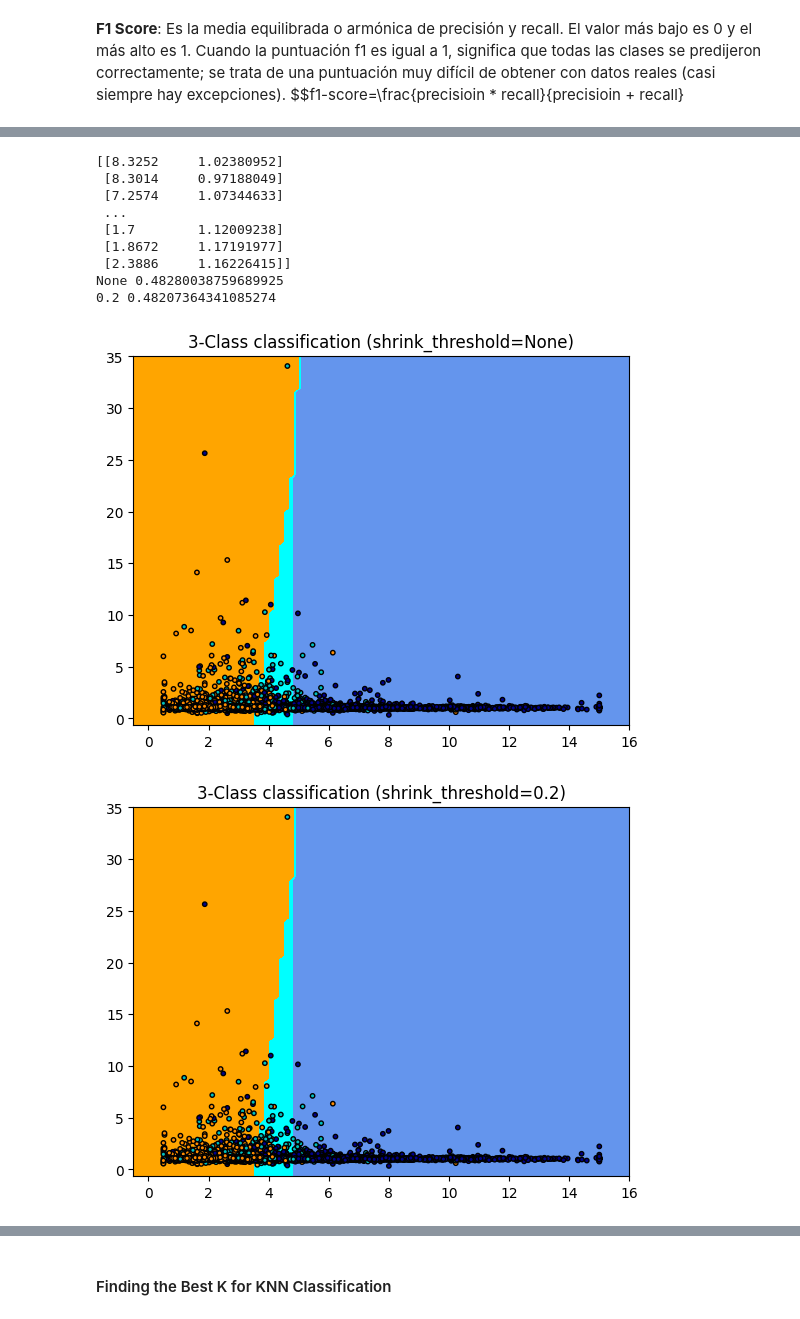
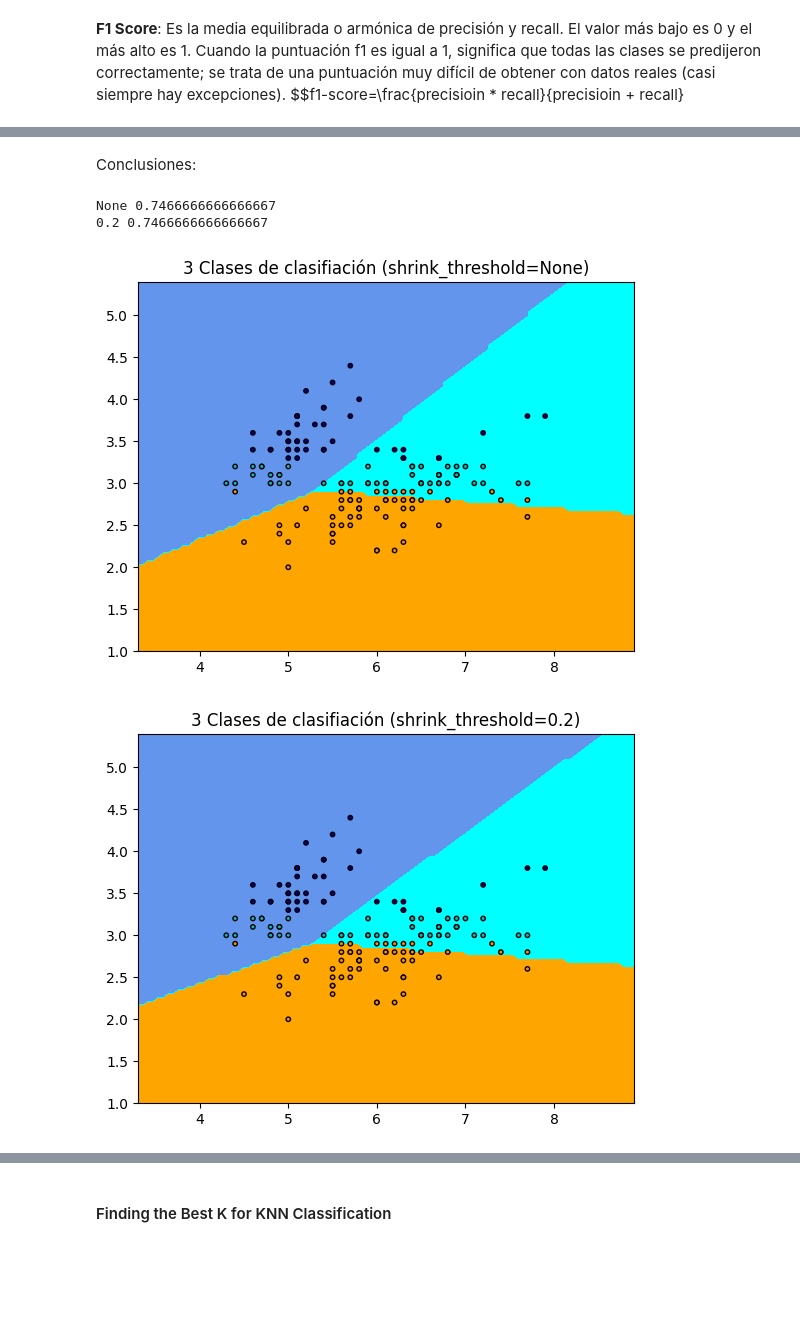
Before and after one commit to td2USA-20232/g4bonoknn, a Jupyter notebook: knn.ipynb, the cells around one changed output, grey strips where cells are left out. Cells and saved outputs as stored; diff of their text form; code cells hidden in the pictures; blank space fills up the shorter version.

```diff
--- a/knn.ipynb
+++ b/knn.ipynb
@@ -34,0 +3,13 @@ El conjunto de datos consta de nueve atributos:
+# %%
+import pandas as pd
+from sklearn import datasets
+import seaborn as sns
+import matplotlib.pyplot as plt
+
+# Importamos los datos y creamos un data frame
+iris = datasets.load_iris()
+X =iris.data[:, :2]
+y =iris.target
+iris = sns.load_dataset("iris")
+
+df=pd.DataFrame(iris)
@@ -34,0 +100,4 @@ El conjunto de datos consta de nueve atributos:
+# %%
+
+#Eliminamos la columna de species "tipo de Iris" ya que no es relevante para el modelo
+df=df.drop("species", axis=1)
@@ -35,5 +106,5 @@ El conjunto de datos consta de nueve atributos:
 # %%
 # Vamos a crear los bins de datos para transformar nuestros valores continuos en categorías:
-df["MedHouseValCat"] = pd.qcut(df["MedHouseVal"], 4, retbins=False, labels=[1, 2, 3, 4])
-df["MedHouseValCat"]
+df["sepal_widthCat"] = pd.qcut(df["sepal_width"], 3, retbins=False, labels=[1, 2, 3])
+df["sepal_widthCat"]
 # %% [output]
@@ -53,4 +123,0 @@ Categories (4, int64): [1 < 2 < 3 < 4]
-# %%
-# A continuación, podemos dividir nuestro conjunto de datos en sus atributos y etiquetas:
-y = df['MedHouseValCat']
-X = df.drop(['MedHouseVal', 'MedHouseValCat'], axis = 1)
@@ -185,49 +221,43 @@ Con esos resultados, podríamos profundizar en el análisis inspeccionándolos m
+# %% [markdown]
+Conclusiones:
 # %%
-import matplotlib.pyplot as plt
+
 import numpy as np
 from matplotlib.colors import ListedColormap
 
-from sklearn import datasets
+
 from sklearn.inspection import DecisionBoundaryDisplay
 from sklearn.neighbors import NearestCentroid
 
 # Suponiendo que X es un DataFrame de pandas
-X_2d = X[["MedInc", "AveBedrms"]].to_numpy()
-y = df['MedHouseValCat']
-# Ahora X_2d será un arreglo NumPy bidimensional con las dos variables seleccionadas
-print(X_2d)
+X_2d = X
+y = df['sepal_widthCat']
+
 
 # Create color maps
 cmap_light = ListedColormap(["orange", "cyan", "cornflowerblue"])
 cmap_bold = ListedColormap(["darkorange", "c", "darkblue"])
 
 for shrinkage in [None, 0.2]:
     # we create an instance of Nearest Centroid Classifier and fit the data.
     clf = NearestCentroid(shrink_threshold=shrinkage)
     clf.fit(X_2d, y)
     y_pred = clf.predict(X_2d)
     print(shrinkage, np.mean(y == y_pred))
 
     _, ax = plt.subplots()
     DecisionBoundaryDisplay.from_estimator(
         clf, X_2d, cmap=cmap_light, ax=ax, response_method="predict"
     )
 
     # Plot also the training points
     plt.scatter(X_2d[:, 0],X_2d[:, 1], c=y, cmap=cmap_bold, edgecolor="k", s=10)
-    plt.title("3-Class classification (shrink_threshold=%r)" % shrinkage)
+    plt.title("3 Clases de clasifiación (shrink_threshold=%r)" % shrinkage)
     plt.axis("tight")
 
 plt.show()
 # %% [output]
-[[8.3252     1.02380952]
- [8.3014     0.97188049]
- [7.2574     1.07344633]
- ...
- [1.7        1.12009238]
- [1.8672     1.17191977]
- [2.3886     1.16226415]]
-None 0.48280038759689925
-0.2 0.48207364341085274
+None 0.7466666666666667
+0.2 0.7466666666666667
-[figure, old version]
+[figure, new version]
-[figure, old version]
+[figure, new version]
```
Also changed, not shown: parts of 55 cells of this notebook.
